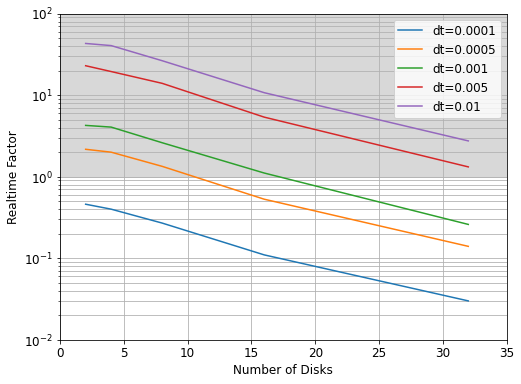
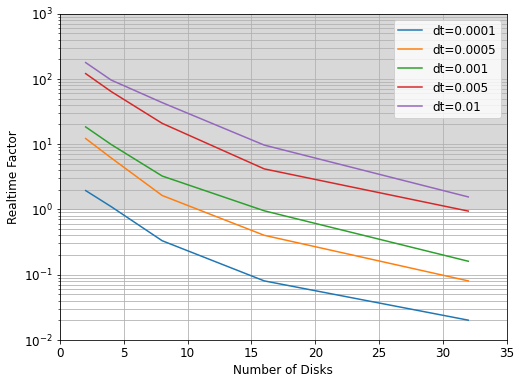
Unified diff of the notebook cell whose output changed from the first chart to the second:
--- before
+++ after
@@ -15,5 +15,5 @@
 
 # Shade the area above y=1
-plt.ylim(0.01, 100)
+plt.ylim(0.01, 1000)
 plt.xlim(0,35)
 plt.axhspan(1, plt.ylim()[1], color='gray', alpha=0.3)

Commit: updating real time factor data after code optimizations